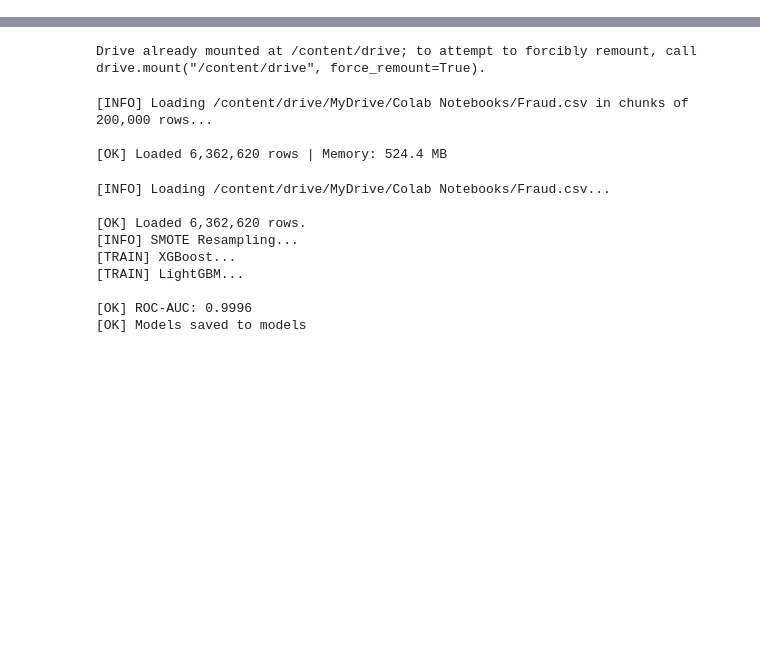
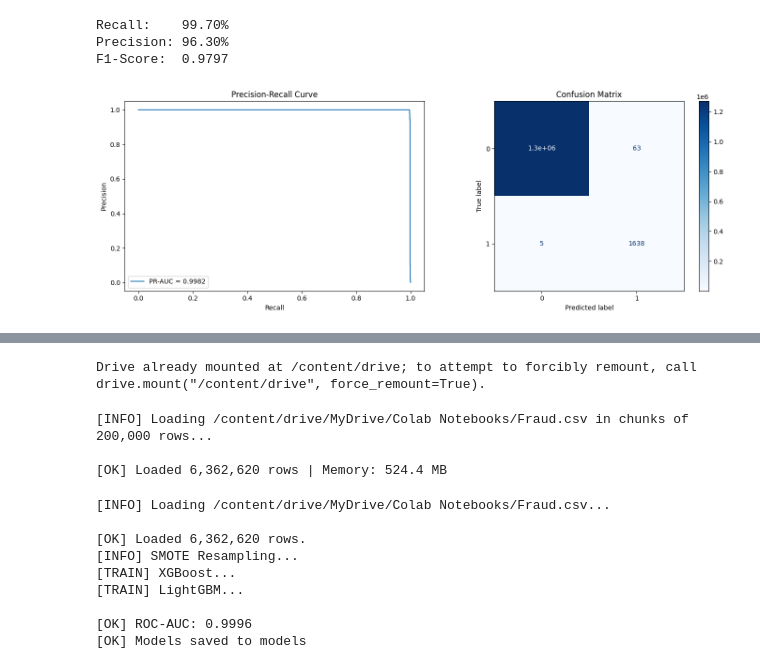
Before and after one commit to wol20670/Fintech_agent_v1, a Jupyter notebook: better_agent_v1.ipynb, the cells around one changed output, grey strips where cells are left out. Drawn from its saved outputs; the diff is of its cells as text; code cells hidden in the pictures; blank space fills up the shorter version.

Commit message:
Colab을 통해 생성됨

```diff
--- a/better_agent_v1.ipynb
+++ b/better_agent_v1.ipynb
@@ -2,0 +62,16 @@
+# %%
+DATA_PATH = '/content/drive/MyDrive/Colab Notebooks/Fraud.csv'
+
+df = load_fraud_data(DATA_PATH)
+
+# 피처 엔지니어링
+df['balance_diff_orig'] = df['oldbalanceOrg'] - df['newbalanceOrig'] - df['amount']
+df['balance_diff_dest'] = df['newbalanceDest'] - df['oldbalanceDest'] - df['amount']
+
+le = LabelEncoder()
+df['type_enc'] = le.fit_transform(df['type']).astype('int8')
+df.drop(columns=['type'], inplace=True)
+
+print(df.head())
+print(f"Columns: {list(df.columns)}")
+print(f"isFraud 분포:\n{df['isFraud'].value_counts()}")
@@ -2,0 +146,29 @@
+# %%
+y_pred = (final_proba > 0.5).astype(int)
+
+print(f"Recall:    {recall_score(y_test, y_pred)*100:.2f}%")
+print(f"Precision: {precision_score(y_test, y_pred)*100:.2f}%")
+print(f"F1-Score:  {f1_score(y_test, y_pred):.4f}")
+
+precision_c, recall_c, _ = precision_recall_curve(y_test, final_proba)
+pr_auc = auc(recall_c, precision_c)
+
+fig, ax = plt.subplots(1, 2, figsize=(14, 5))
+
+ax[0].plot(recall_c, precision_c, label=f'PR-AUC = {pr_auc:.4f}')
+ax[0].set_title('Precision-Recall Curve')
+ax[0].set_xlabel('Recall')
+ax[0].set_ylabel('Precision')
+ax[0].legend()
+
+cm = confusion_matrix(y_test, y_pred)
+ConfusionMatrixDisplay(cm).plot(ax=ax[1], cmap='Blues')
+ax[1].set_title('Confusion Matrix')
+
+plt.tight_layout()
+plt.show()
+# %% [output]
+Recall:    99.70%
+Precision: 96.30%
+F1-Score:  0.9797
+[figure, added]
```
Also changed, not shown: parts of 5 cells of this notebook.
